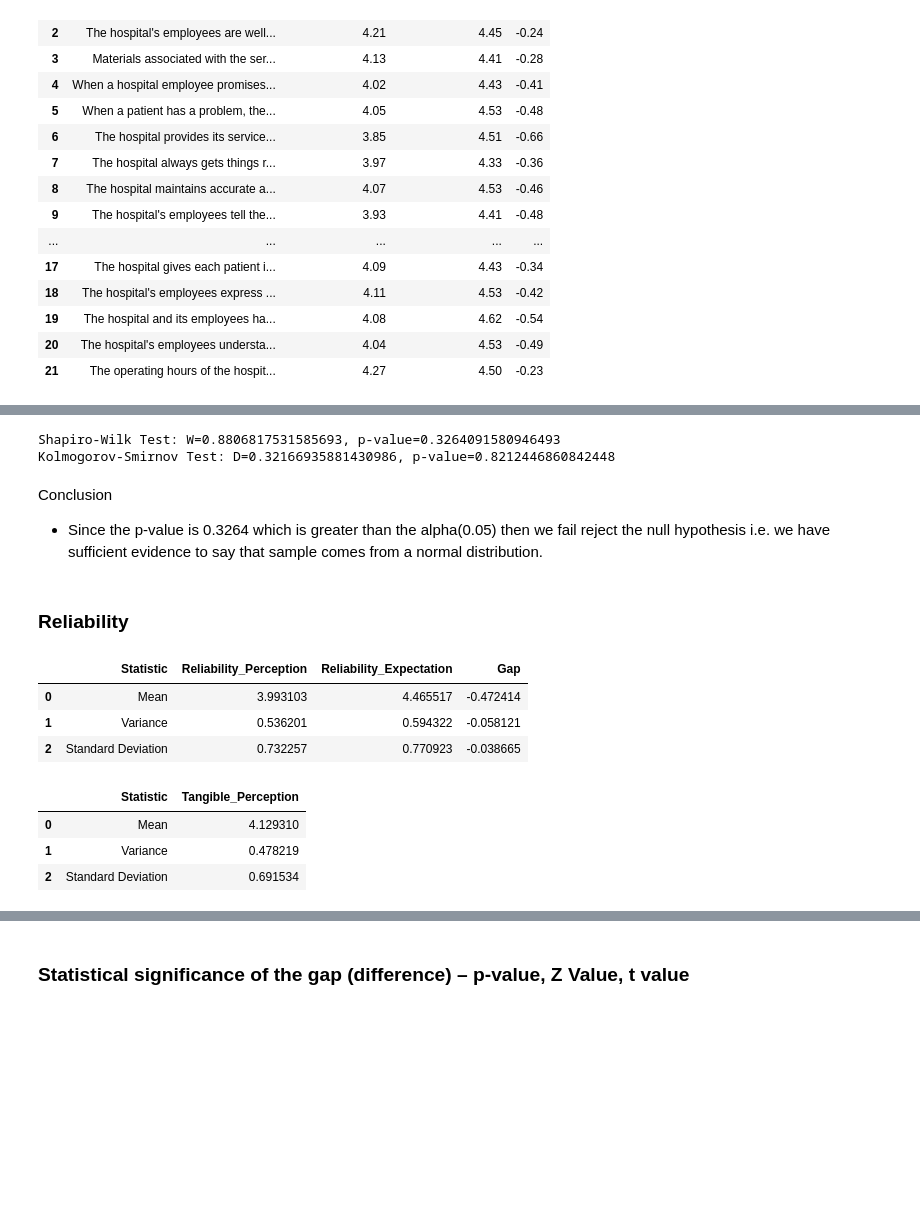
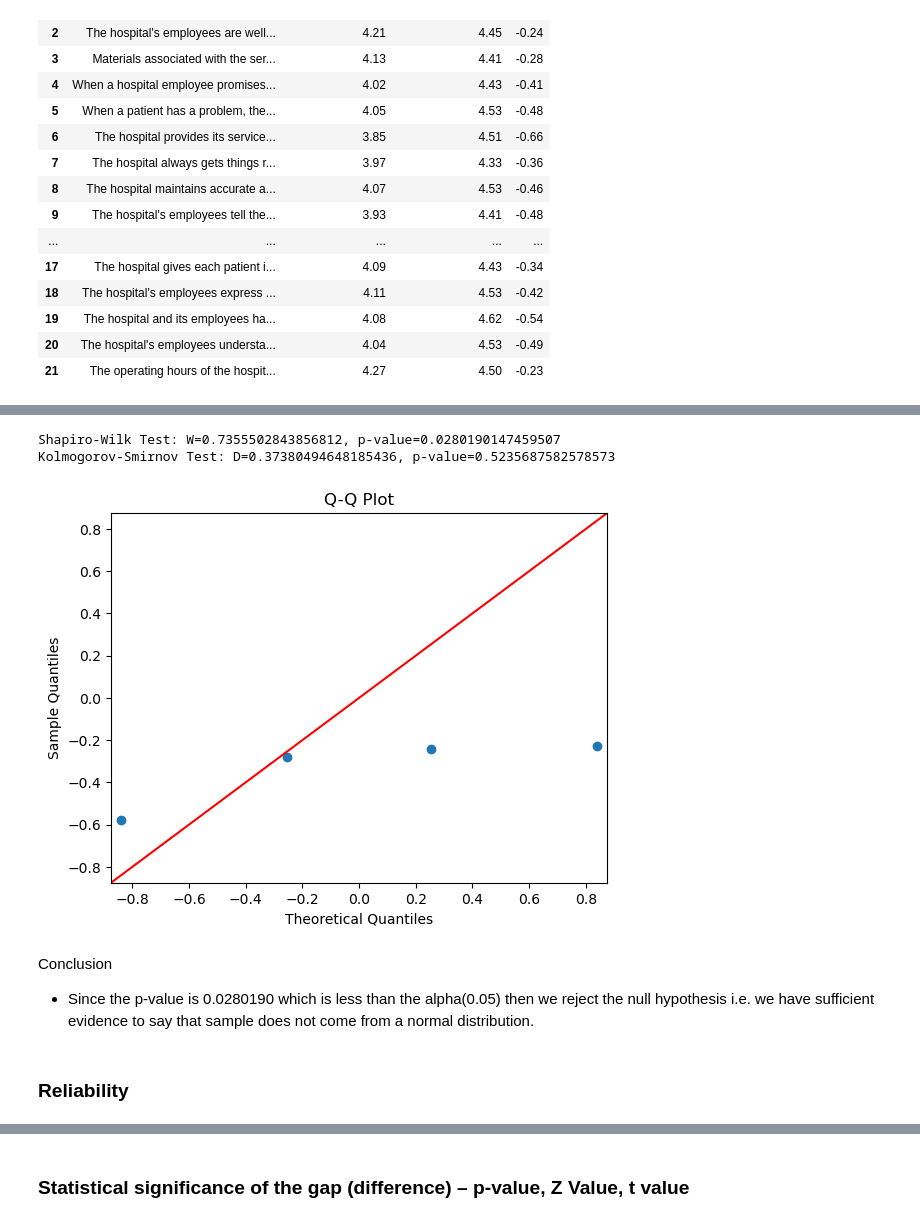
Before and after one commit to Lorraine254/likertScaleAnalysis, a Jupyter notebook: analysis_v1.ipynb, the cells around one changed output, grey strips where cells are left out. Drawn from its saved outputs; the diff is of its cells as text; code cells hidden in the pictures; blank space fills up the shorter version.

Commit message:
normality

```diff
--- a/analysis_v1.ipynb
+++ b/analysis_v1.ipynb
@@ -1364,0 +1351,5 @@ tangibles
+# %%
+## Tangibles
+
+tangibles = combined_mean_df.iloc[0:4]
+tangibles
@@ -1375,28 +1372,23 @@ print(f'Shapiro-Wilk Test: W={shapiro_test.statistic}, p-value={shapiro_test.pva
 ks_test = kstest(tangibles['Gap'], 'norm', args=(tangibles['Gap'].mean(), tangibles['Gap'].std()))
 print(f'Kolmogorov-Smirnov Test: D={ks_test.statistic}, p-value={ks_test.pvalue}')
 # %% [output]
-Shapiro-Wilk Test: W=0.8806817531585693, p-value=0.3264091580946493
-Kolmogorov-Smirnov Test: D=0.32166935881430986, p-value=0.8212446860842448
+Shapiro-Wilk Test: W=0.7355502843856812, p-value=0.0280190147459507
+Kolmogorov-Smirnov Test: D=0.37380494648185436, p-value=0.5235687582578573
+# %%
+import numpy as np
+import matplotlib.pyplot as plt
+import statsmodels.api as sm
+
+
+# Create Q-Q plot
+sm.qqplot(tangibles['Gap'], line='45')
+plt.title('Q-Q Plot')
+plt.show()
+# %% [output]
+[figure, added]
 # %% [markdown]
 Conclusion
 
-- Since the p-value is 0.3264 which is greater than the alpha(0.05) then we fail reject the null hypothesis i.e. we have sufficient evidence to say that sample comes from a normal distribution.
+- Since the p-value is 0.0280190 which is less than the alpha(0.05) then we  reject the null hypothesis i.e. we have sufficient evidence to say that sample does not come  from a normal distribution.
 # %% [markdown]
 ### Reliability
-# %%
-reliability = results_df4.merge(results_df3, on='Statistic')
-
-reliability['Gap'] = reliability['Reliability_Perception'] - reliability['Reliability_Expectation']
-reliability
-# %% [output]
-|  | Statistic | Reliability_Perception | Reliability_Expectation | Gap |
-| 0 | Mean | 3.993103 | 4.465517 | -0.472414 |
-| 1 | Variance | 0.536201 | 0.594322 | -0.058121 |
-| 2 | Standard Deviation | 0.732257 | 0.770923 | -0.038665 |
-# %%
-results_df2
-# %% [output]
-|  | Statistic | Tangible_Perception |
-| 0 | Mean | 4.129310 |
-| 1 | Variance | 0.478219 |
-| 2 | Standard Deviation | 0.691534 |
```
Also changed, not shown: parts of 26 cells of this notebook.
